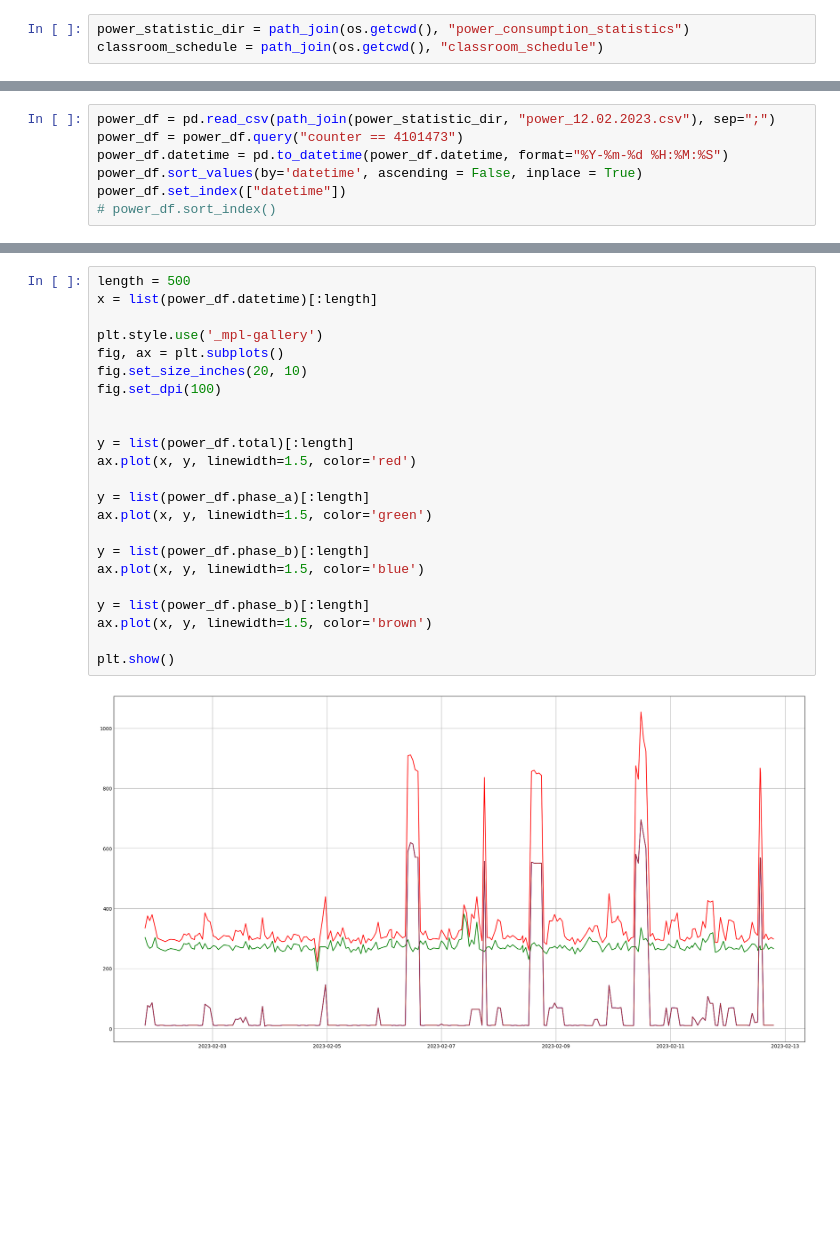
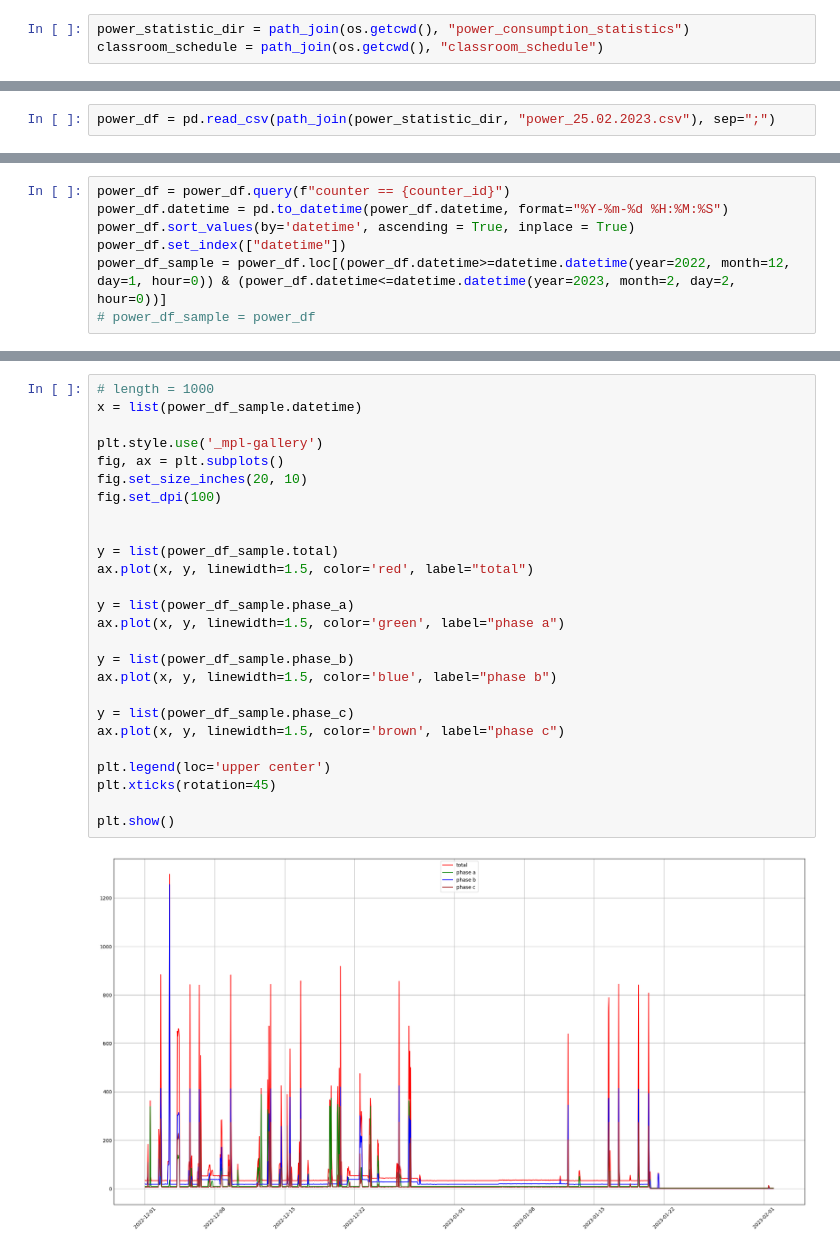
Before and after one commit to Machalkas/LoraWanDataAnalysis, a Jupyter notebook: main.ipynb, the cells around one changed output, grey strips where cells are left out. Saved outputs shown, nothing was run; the diff lists cells and outputs as text; blank space fills up the shorter version.

```diff
--- a/main.ipynb
+++ b/main.ipynb
@@ -21,0 +43,2 @@ classroom_schedule = path_join(os.getcwd(), "classroom_schedule")
+# %%
+power_df = pd.read_csv(path_join(power_statistic_dir, "power_25.02.2023.csv"), sep=";")
@@ -22,7 +53,7 @@ classroom_schedule = path_join(os.getcwd(), "classroom_schedule")
 # %%
-power_df = pd.read_csv(path_join(power_statistic_dir, "power_12.02.2023.csv"), sep=";")
-power_df = power_df.query("counter == 4101473")
+power_df = power_df.query(f"counter == {counter_id}")
 power_df.datetime = pd.to_datetime(power_df.datetime, format="%Y-%m-%d %H:%M:%S")
-power_df.sort_values(by='datetime', ascending = False, inplace = True)
+power_df.sort_values(by='datetime', ascending = True, inplace = True)
 power_df.set_index(["datetime"])
-# power_df.sort_index()
+power_df_sample = power_df.loc[(power_df.datetime>=datetime.datetime(year=2022, month=12, day=1, hour=0)) & (power_df.datetime<=datetime.datetime(year=2023, month=2, day=2, hour=0))]
+# power_df_sample = power_df
@@ -44,25 +60,28 @@ power_df.set_index(["datetime"])
 # %%
-length = 500
-x = list(power_df.datetime)[:length]
+# length = 1000
+x = list(power_df_sample.datetime)
 
 plt.style.use('_mpl-gallery')
 fig, ax = plt.subplots()
 fig.set_size_inches(20, 10)
 fig.set_dpi(100)
 
 
-y = list(power_df.total)[:length]
-ax.plot(x, y, linewidth=1.5, color='red')
+y = list(power_df_sample.total)
+ax.plot(x, y, linewidth=1.5, color='red', label="total")
 
-y = list(power_df.phase_a)[:length]
-ax.plot(x, y, linewidth=1.5, color='green')
+y = list(power_df_sample.phase_a)
+ax.plot(x, y, linewidth=1.5, color='green', label="phase a")
 
-y = list(power_df.phase_b)[:length]
-ax.plot(x, y, linewidth=1.5, color='blue')
+y = list(power_df_sample.phase_b)
+ax.plot(x, y, linewidth=1.5, color='blue', label="phase b")
 
-y = list(power_df.phase_b)[:length]
-ax.plot(x, y, linewidth=1.5, color='brown')
+y = list(power_df_sample.phase_c)
+ax.plot(x, y, linewidth=1.5, color='brown', label="phase c")
+
+plt.legend(loc='upper center')
+plt.xticks(rotation=45)
 
 plt.show()
 # %% [output]
-[figure, old version]
+[figure, new version]
```
Also changed, not shown: parts of 14 cells of this notebook, 4 other files.
